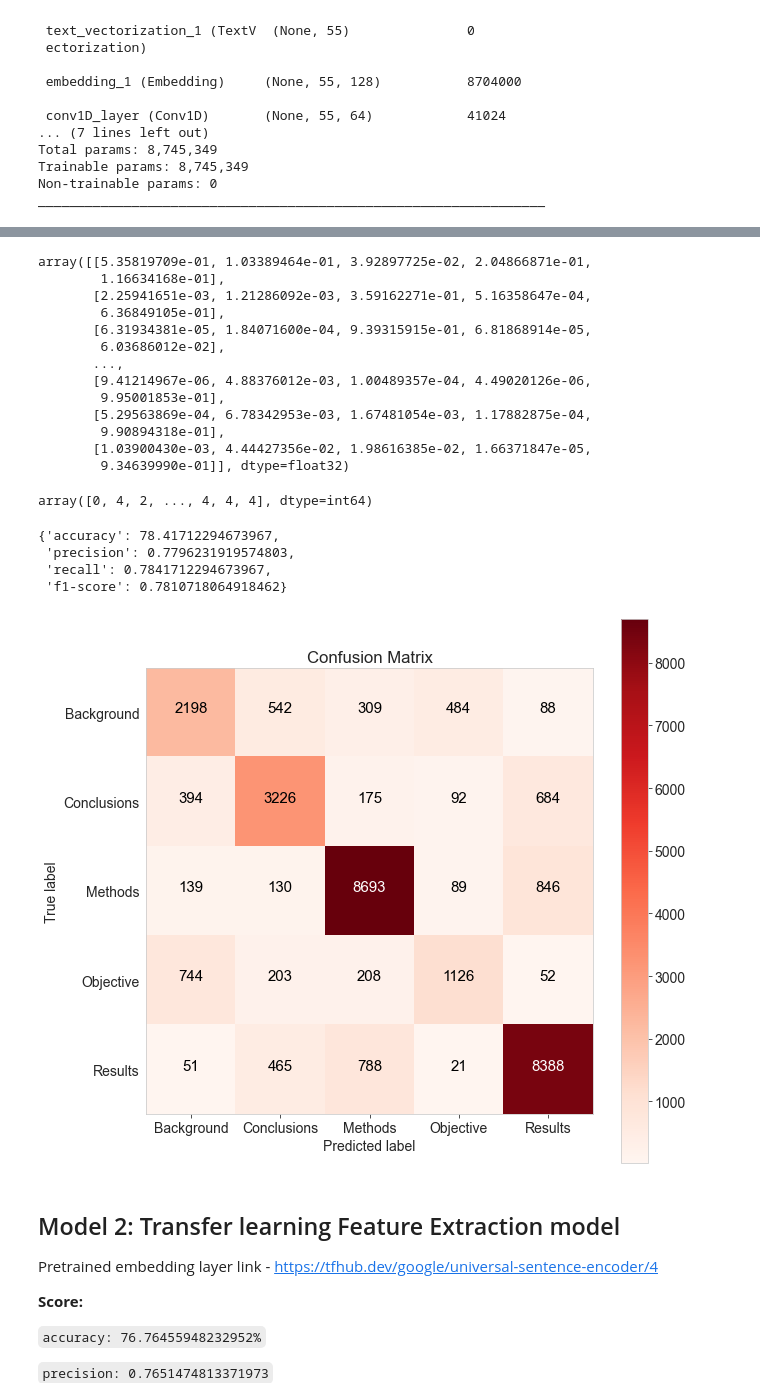
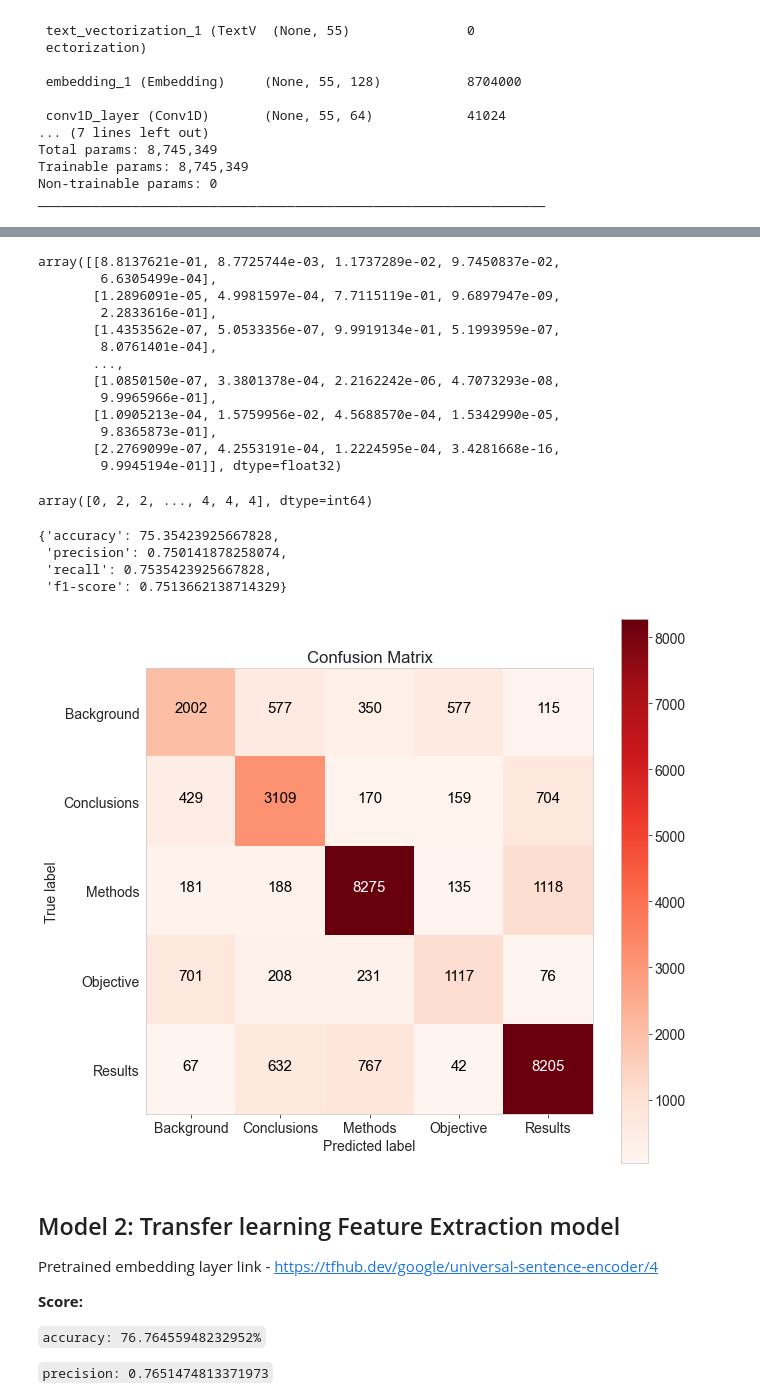
Before and after one commit to Maverick1617/Data_Science, a Jupyter notebook: Paper Implementation/PubMed 200k RCT/Notebook.ipynb, the cells around one changed output, grey strips where cells are left out. Cells and saved outputs as stored; diff of their text form; code cells hidden in the pictures.

```diff
--- a/Paper Implementation/PubMed 200k RCT/Notebook.ipynb
+++ b/Paper Implementation/PubMed 200k RCT/Notebook.ipynb
@@ -297,6 +297,6 @@ _________________________________________________________________
 # %%
 # Fitting the data into the model
 his_1 = model_1.fit(train_dataset,
-            epochs=5,
+            epochs=10,
             validation_data=valid_dataset)
 # %% [output]
@@ -321,35 +331,35 @@ niffo_plotter.plot_model_history_loss(his_1, model_name="Model 1")
 model_1_preds = model_1.predict(test_dataset)
 model_1_preds
 # %% [output]
-array([[5.35819709e-01, 1.03389464e-01, 3.92897725e-02, 2.04866871e-01,
-        1.16634168e-01],
-       [2.25941651e-03, 1.21286092e-03, 3.59162271e-01, 5.16358647e-04,
-        6.36849105e-01],
-       [6.31934381e-05, 1.84071600e-04, 9.39315915e-01, 6.81868914e-05,
-        6.03686012e-02],
+array([[8.8137621e-01, 8.7725744e-03, 1.1737289e-02, 9.7450837e-02,
+        6.6305499e-04],
+       [1.2896091e-05, 4.9981597e-04, 7.7115119e-01, 9.6897947e-09,
+        2.2833616e-01],
+       [1.4353562e-07, 5.0533356e-07, 9.9919134e-01, 5.1993959e-07,
+        8.0761401e-04],
        ...,
-       [9.41214967e-06, 4.88376012e-03, 1.00489357e-04, 4.49020126e-06,
-        9.95001853e-01],
-       [5.29563869e-04, 6.78342953e-03, 1.67481054e-03, 1.17882875e-04,
-        9.90894318e-01],
-       [1.03900430e-03, 4.44427356e-02, 1.98616385e-02, 1.66371847e-05,
-        9.34639990e-01]], dtype=float32)
+       [1.0850150e-07, 3.3801378e-04, 2.2162242e-06, 4.7073293e-08,
+        9.9965966e-01],
+       [1.0905213e-04, 1.5759956e-02, 4.5688570e-04, 1.5342990e-05,
+        9.8365873e-01],
+       [2.2769099e-07, 4.2553191e-04, 1.2224595e-04, 3.4281668e-16,
+        9.9945194e-01]], dtype=float32)
 # %%
 model_1_preds = np.argmax(model_1_preds, axis=1)
 model_1_preds
 # %% [output]
-array([0, 4, 2, ..., 4, 4, 4], dtype=int64)
+array([0, 2, 2, ..., 4, 4, 4], dtype=int64)
 # %%
 calculate_result(y_true=etest_labels, y_predict=model_1_preds)
 # %% [output]
-{'accuracy': 78.41712294673967,
- 'precision': 0.7796231919574803,
- 'recall': 0.7841712294673967,
- 'f1-score': 0.7810718064918462}
+{'accuracy': 75.35423925667828,
+ 'precision': 0.750141878258074,
+ 'recall': 0.7535423925667828,
+ 'f1-score': 0.7513662138714329}
 # %%
-make_confusion_matrix(y_true=etest_labels, y_pred=model_1_preds, classes=mat_class)
+niffo_plotter.plot_confusion_matrix(y_true=etest_labels, y_predict=model_1_preds, classes=mat_class)
 # %% [output]
-[figure, old version]
+[figure, new version]
 # %% [markdown]
 ## Model 2: Transfer learning Feature Extraction model
 
```
Also changed, not shown: parts of 71 cells of this notebook.
